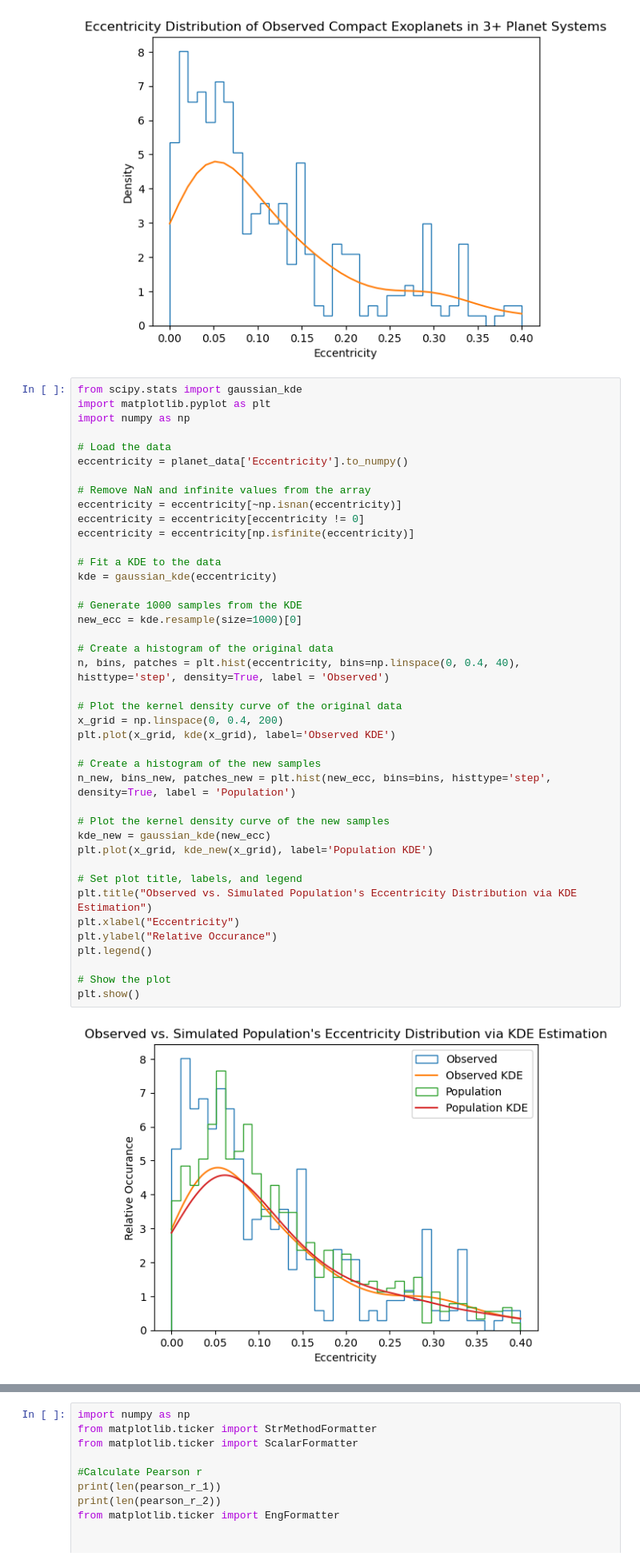
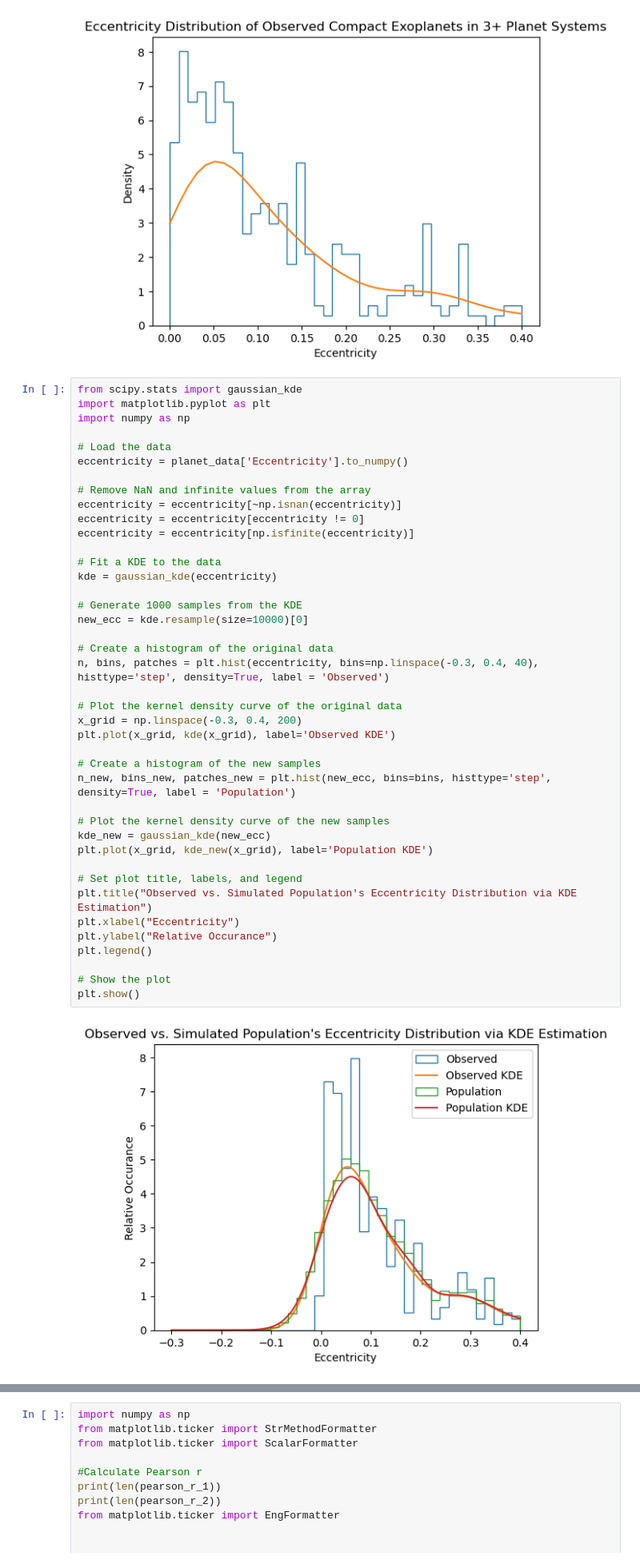
Before and after one commit to bbonifacio-at-mudd/InnerEdgeofStability, a Jupyter notebook: Real_Research _(All_Old_Files)/Population_Tests/ABeyond_Planets.ipynb, the cells around one changed output, grey strips where cells are left out. Shown at 80% size. Cells and saved outputs as stored; diff of their text form.

```diff
--- a/Real_Research _(All_Old_Files)/Population_Tests/ABeyond_Planets.ipynb
+++ b/Real_Research _(All_Old_Files)/Population_Tests/ABeyond_Planets.ipynb
@@ -402,37 +402,37 @@ eccentricity = planet_data['Eccentricity'].to_numpy()
 eccentricity = eccentricity[~np.isnan(eccentricity)]
 eccentricity = eccentricity[eccentricity != 0]
 eccentricity = eccentricity[np.isfinite(eccentricity)]
 
 # Fit a KDE to the data
 kde = gaussian_kde(eccentricity)
 
 # Generate 1000 samples from the KDE
-new_ecc = kde.resample(size=1000)[0]
+new_ecc = kde.resample(size=10000)[0]
 
 # Create a histogram of the original data
-n, bins, patches = plt.hist(eccentricity, bins=np.linspace(0, 0.4, 40), histtype='step', density=True, label = 'Observed')
+n, bins, patches = plt.hist(eccentricity, bins=np.linspace(-0.3, 0.4, 40), histtype='step', density=True, label = 'Observed')
 
 # Plot the kernel density curve of the original data
-x_grid = np.linspace(0, 0.4, 200)
+x_grid = np.linspace(-0.3, 0.4, 200)
 plt.plot(x_grid, kde(x_grid), label='Observed KDE')
 
 # Create a histogram of the new samples
 n_new, bins_new, patches_new = plt.hist(new_ecc, bins=bins, histtype='step', density=True, label = 'Population')
 
 # Plot the kernel density curve of the new samples
 kde_new = gaussian_kde(new_ecc)
 plt.plot(x_grid, kde_new(x_grid), label='Population KDE')
 
 # Set plot title, labels, and legend
 plt.title("Observed vs. Simulated Population's Eccentricity Distribution via KDE Estimation")
 plt.xlabel("Eccentricity")
 plt.ylabel("Relative Occurance")
 plt.legend()
 
 # Show the plot
 plt.show()
 # %% [output]
-[figure, old version]
+[figure, new version]
 # %%
 
 import matplotlib.pyplot as plt
```
Also changed, not shown: parts of 1 cell of this notebook, 2 other files.
